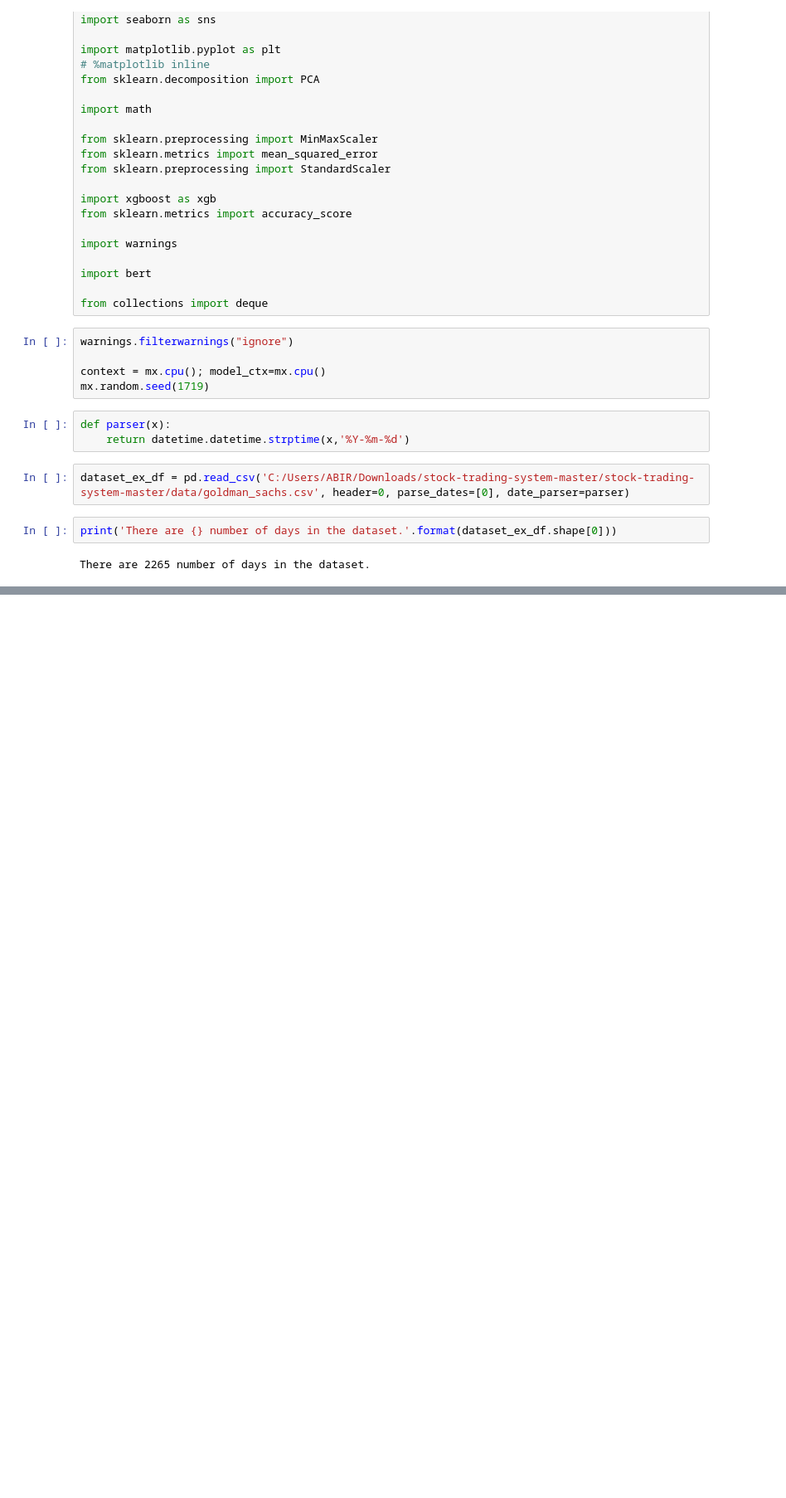
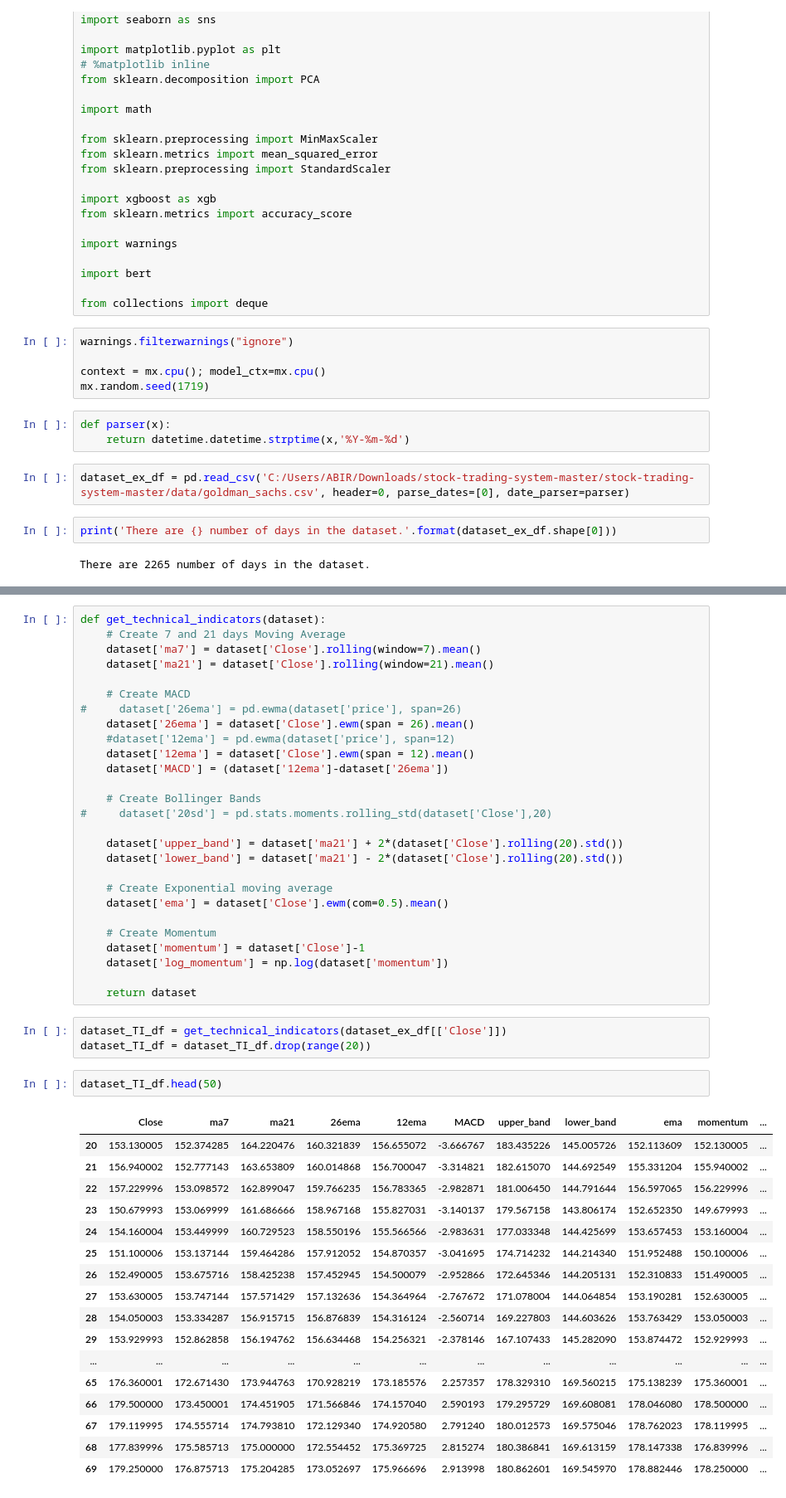
Before and after one commit to adnaneaabbar/stock-trading-system, a Jupyter notebook: trading.ipynb, the cells around one changed output, grey strips where cells are left out. Shown at 83% size. Saved outputs shown, nothing was run; the diff lists cells and outputs as text; blank space fills up the shorter version.

```diff
--- a/trading.ipynb
+++ b/trading.ipynb
@@ -47,0 +66,50 @@ There are 2265 number of days in the dataset.
+# %%
+def get_technical_indicators(dataset):
+    # Create 7 and 21 days Moving Average
+    dataset['ma7'] = dataset['Close'].rolling(window=7).mean()
+    dataset['ma21'] = dataset['Close'].rolling(window=21).mean()
+
+    # Create MACD
+#     dataset['26ema'] = pd.ewma(dataset['price'], span=26)
+    dataset['26ema'] = dataset['Close'].ewm(span = 26).mean()
+    #dataset['12ema'] = pd.ewma(dataset['price'], span=12)
+    dataset['12ema'] = dataset['Close'].ewm(span = 12).mean()
+    dataset['MACD'] = (dataset['12ema']-dataset['26ema'])
+
+    # Create Bollinger Bands
+#     dataset['20sd'] = pd.stats.moments.rolling_std(dataset['Close'],20)
+
+    dataset['upper_band'] = dataset['ma21'] + 2*(dataset['Close'].rolling(20).std())
+    dataset['lower_band'] = dataset['ma21'] - 2*(dataset['Close'].rolling(20).std())
+
+    # Create Exponential moving average
+    dataset['ema'] = dataset['Close'].ewm(com=0.5).mean()
+
+    # Create Momentum
+    dataset['momentum'] = dataset['Close']-1
+    dataset['log_momentum'] = np.log(dataset['momentum'])
+
+    return dataset
+# %%
+dataset_TI_df = get_technical_indicators(dataset_ex_df[['Close']])
+dataset_TI_df = dataset_TI_df.drop(range(20))
+# %%
+dataset_TI_df.head(50)
+# %% [output]
+|  | Close | ma7 | ma21 | 26ema | 12ema | MACD | upper_band | lower_band | ema | momentum | ... |
+| 20 | 153.130005 | 152.374285 | 164.220476 | 160.321839 | 156.655072 | -3.666767 | 183.435226 | 145.005726 | 152.113609 | 152.130005 | ... |
+| 21 | 156.940002 | 152.777143 | 163.653809 | 160.014868 | 156.700047 | -3.314821 | 182.615070 | 144.692549 | 155.331204 | 155.940002 | ... |
+| 22 | 157.229996 | 153.098572 | 162.899047 | 159.766235 | 156.783365 | -2.982871 | 181.006450 | 144.791644 | 156.597065 | 156.229996 | ... |
+| 23 | 150.679993 | 153.069999 | 161.686666 | 158.967168 | 155.827031 | -3.140137 | 179.567158 | 143.806174 | 152.652350 | 149.679993 | ... |
+| 24 | 154.160004 | 153.449999 | 160.729523 | 158.550196 | 155.566566 | -2.983631 | 177.033348 | 144.425699 | 153.657453 | 153.160004 | ... |
+| 25 | 151.100006 | 153.137144 | 159.464286 | 157.912052 | 154.870357 | -3.041695 | 174.714232 | 144.214340 | 151.952488 | 150.100006 | ... |
+| 26 | 152.490005 | 153.675716 | 158.425238 | 157.452945 | 154.500079 | -2.952866 | 172.645346 | 144.205131 | 152.310833 | 151.490005 | ... |
+| 27 | 153.630005 | 153.747144 | 157.571429 | 157.132636 | 154.364964 | -2.767672 | 171.078004 | 144.064854 | 153.190281 | 152.630005 | ... |
+| 28 | 154.050003 | 153.334287 | 156.915715 | 156.876839 | 154.316124 | -2.560714 | 169.227803 | 144.603626 | 153.763429 | 153.050003 | ... |
+| 29 | 153.929993 | 152.862858 | 156.194762 | 156.634468 | 154.256321 | -2.378146 | 167.107433 | 145.282090 | 153.874472 | 152.929993 | ... |
+| ... | ... | ... | ... | ... | ... | ... | ... | ... | ... | ... | ... |
+| 65 | 176.360001 | 172.671430 | 173.944763 | 170.928219 | 173.185576 | 2.257357 | 178.329310 | 169.560215 | 175.138239 | 175.360001 | ... |
+| 66 | 179.500000 | 173.450001 | 174.451905 | 171.566846 | 174.157040 | 2.590193 | 179.295729 | 169.608081 | 178.046080 | 178.500000 | ... |
+| 67 | 179.119995 | 174.555714 | 174.793810 | 172.129340 | 174.920580 | 2.791240 | 180.012573 | 169.575046 | 178.762023 | 178.119995 | ... |
+| 68 | 177.839996 | 175.585713 | 175.000000 | 172.554452 | 175.369725 | 2.815274 | 180.386841 | 169.613159 | 178.147338 | 176.839996 | ... |
+| 69 | 179.250000 | 176.875713 | 175.204285 | 173.052697 | 175.966696 | 2.913998 | 180.862601 | 169.545970 | 178.882446 | 178.250000 | ... |
```
Also changed, not shown: parts of 5 cells of this notebook.
